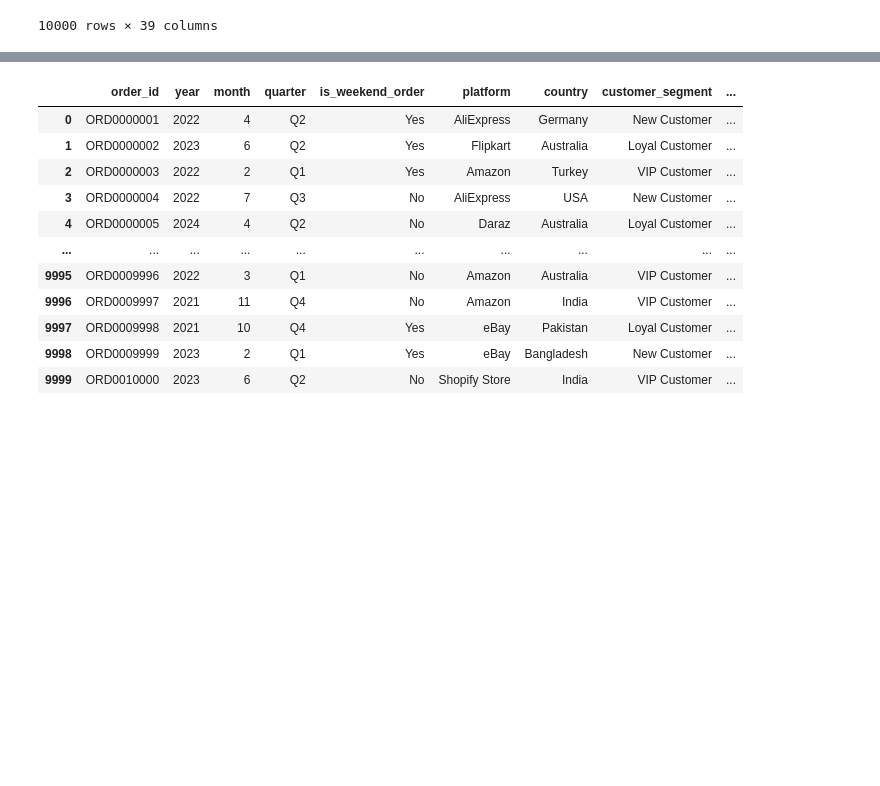
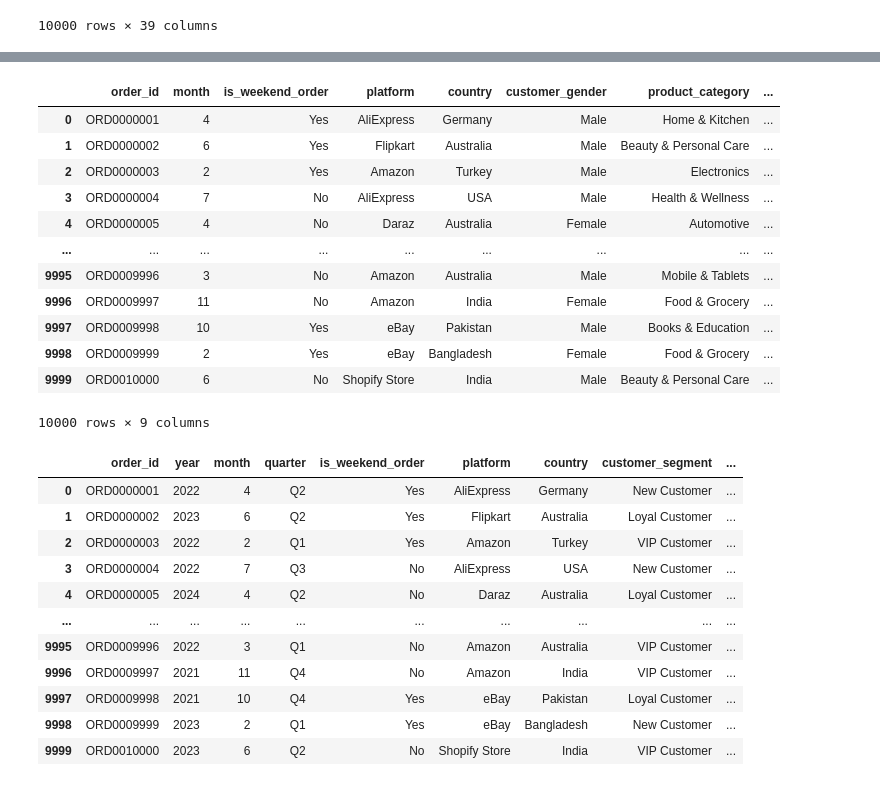
Before and after one commit to Sebast68h/Taller-4-Aplicaciones, a Jupyter notebook: taller4.ipynb, the cells around one changed output, grey strips where cells are left out. Saved outputs shown, nothing was run; the diff lists cells and outputs as text; code cells hidden in the pictures; blank space fills up the shorter version.

```diff
--- a/taller4.ipynb
+++ b/taller4.ipynb
@@ -142,3 +156,21 @@ ds
+# %%
+columnas_resumen_ejecutivo = ["order_id","month","is_weekend_order","platform","country","customer_gender","product_category","loyalty_points","final_amount_usd"]
+df_ejecutivo = df[columnas_resumen_ejecutivo]
+df_ejecutivo
+# %% [output]
+|  | order_id | month | is_weekend_order | platform | country | customer_gender | product_category | ... |
+| 0 | ORD0000001 | 4 | Yes | AliExpress | Germany | Male | Home & Kitchen | ... |
+| 1 | ORD0000002 | 6 | Yes | Flipkart | Australia | Male | Beauty & Personal Care | ... |
+| 2 | ORD0000003 | 2 | Yes | Amazon | Turkey | Male | Electronics | ... |
+| 3 | ORD0000004 | 7 | No | AliExpress | USA | Male | Health & Wellness | ... |
+| 4 | ORD0000005 | 4 | No | Daraz | Australia | Female | Automotive | ... |
+| ... | ... | ... | ... | ... | ... | ... | ... | ... |
+| 9995 | ORD0009996 | 3 | No | Amazon | Australia | Male | Mobile & Tablets | ... |
+| 9996 | ORD0009997 | 11 | No | Amazon | India | Female | Food & Grocery | ... |
+| 9997 | ORD0009998 | 10 | Yes | eBay | Pakistan | Male | Books & Education | ... |
+| 9998 | ORD0009999 | 2 | Yes | eBay | Bangladesh | Female | Food & Grocery | ... |
+| 9999 | ORD0010000 | 6 | No | Shopify Store | India | Male | Beauty & Personal Care | ... |
+10000 rows × 9 columns
 # %%
 fp = df.assign(compra_grande = df["repeat_purchase_count"] >= 2)
 fp
```
Also changed, not shown: parts of 1 cell of this notebook.
